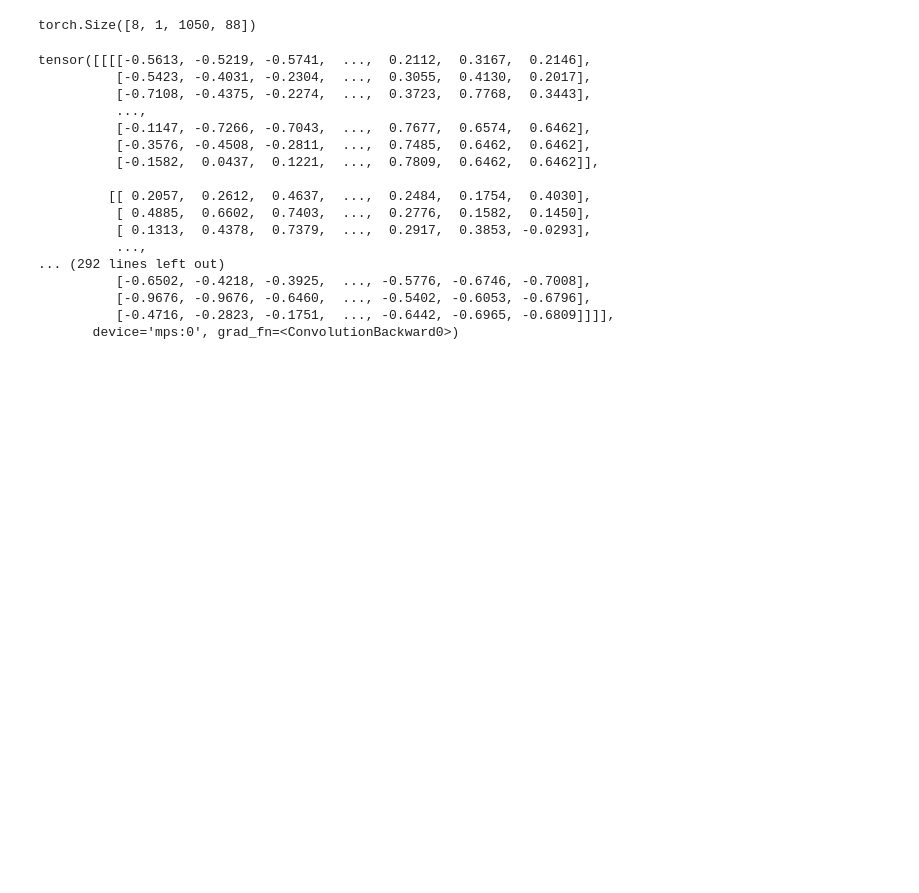
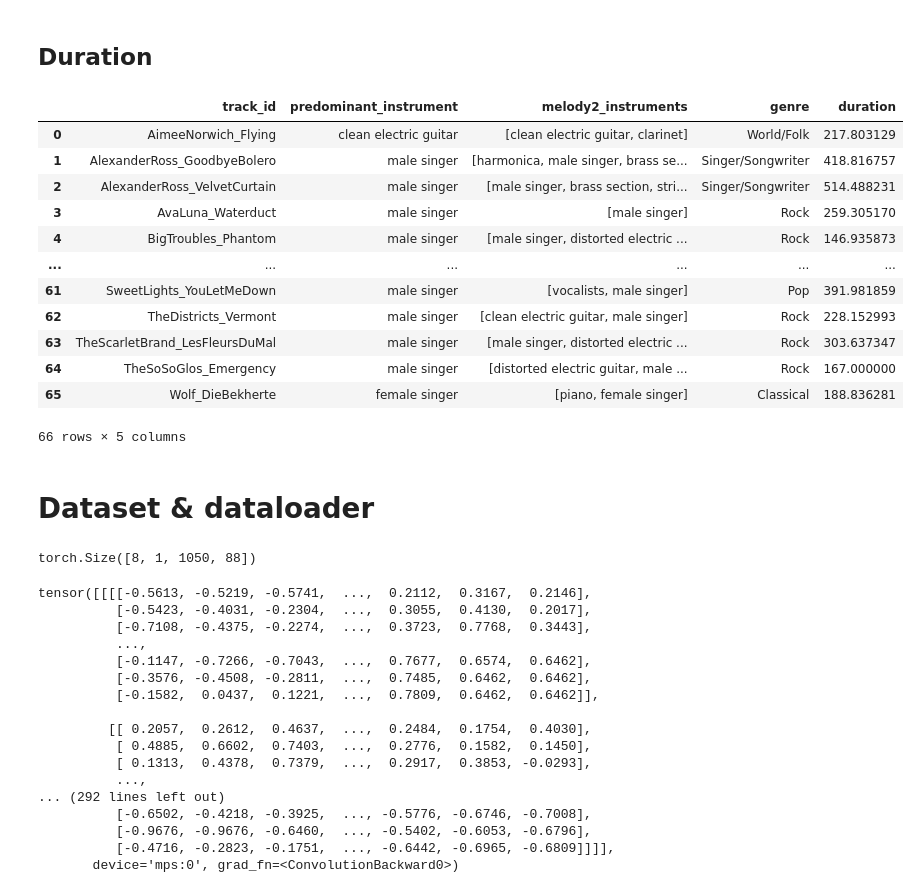
Before and after one commit to jacksonfrye/KLTN-2023, a Jupyter notebook: notebooks/5_data_loader.ipynb, the cells around one changed output. Drawn from its saved outputs; the diff is of its cells as text; code cells hidden in the pictures; blank space fills up the shorter version.

```diff
--- a/notebooks/5_data_loader.ipynb
+++ b/notebooks/5_data_loader.ipynb
@@ -47,0 +61,29 @@ test_song_set: 22
+# %%
+%%capture
+
+def parse_info_from_track_list(track_list:list):
+    mtracks = medleydb.load_multitracks(track_list)
+    tracks_info = []
+    for mtrack in mtracks:
+        track_id = mtrack.track_id
+        predominant_instrument = mtrack.predominant_stem.instrument[0]
+        genre = mtrack.genre
+        duration = mtrack.duration
+        intervals = {}
+        with open(mtrack.melody_intervals_fpath, 'rU') as fhandle:
+            linereader = csv.reader(fhandle, delimiter='\t')
+
+            for line in linereader:
+                stem_idx = int(line[2])
+                stem_instrument = mtrack.stems[stem_idx].instrument[0]
+                if stem_instrument not in intervals:
+                    intervals[stem_instrument] = 1
+                else:
+                    intervals[stem_instrument]+=1
+        melody2_instruments = [key for key in intervals]
+        tracks_info.append((track_id, predominant_instrument, melody2_instruments, genre, duration))
+    return tracks_info
+
+train_tracks_info = parse_info_from_track_list(splits['train'])
+validation_tracks_info = parse_info_from_track_list(splits['validation'])
+test_tracks_info = parse_info_from_track_list(splits['test'])
@@ -48,3 +120,23 @@ test_song_set: 22
+# %% [markdown]
+## Duration
+# %%
+train_df
+# %% [output]
+|  | track_id | predominant_instrument | melody2_instruments | genre | duration |
+| 0 | AimeeNorwich_Flying | clean electric guitar | [clean electric guitar, clarinet] | World/Folk | 217.803129 |
+| 1 | AlexanderRoss_GoodbyeBolero | male singer | [harmonica, male singer, brass se... | Singer/Songwriter | 418.816757 |
+| 2 | AlexanderRoss_VelvetCurtain | male singer | [male singer, brass section, stri... | Singer/Songwriter | 514.488231 |
+| 3 | AvaLuna_Waterduct | male singer | [male singer] | Rock | 259.305170 |
+| 4 | BigTroubles_Phantom | male singer | [male singer, distorted electric ... | Rock | 146.935873 |
+| ... | ... | ... | ... | ... | ... |
+| 61 | SweetLights_YouLetMeDown | male singer | [vocalists, male singer] | Pop | 391.981859 |
+| 62 | TheDistricts_Vermont | male singer | [clean electric guitar, male singer] | Rock | 228.152993 |
+| 63 | TheScarletBrand_LesFleursDuMal | male singer | [male singer, distorted electric ... | Rock | 303.637347 |
+| 64 | TheSoSoGlos_Emergency | male singer | [distorted electric guitar, male ... | Rock | 167.000000 |
+| 65 | Wolf_DieBekherte | female singer | [piano, female singer] | Classical | 188.836281 |
+66 rows × 5 columns
+# %% [markdown]
+# Dataset & dataloader
 # %%
 train_dataset = dataset.AudioDataset(train_set)
 validation_set = dataset.AudioDataset(validation_set)
```
Also changed, not shown: parts of 7 cells of this notebook, 8 other files.
